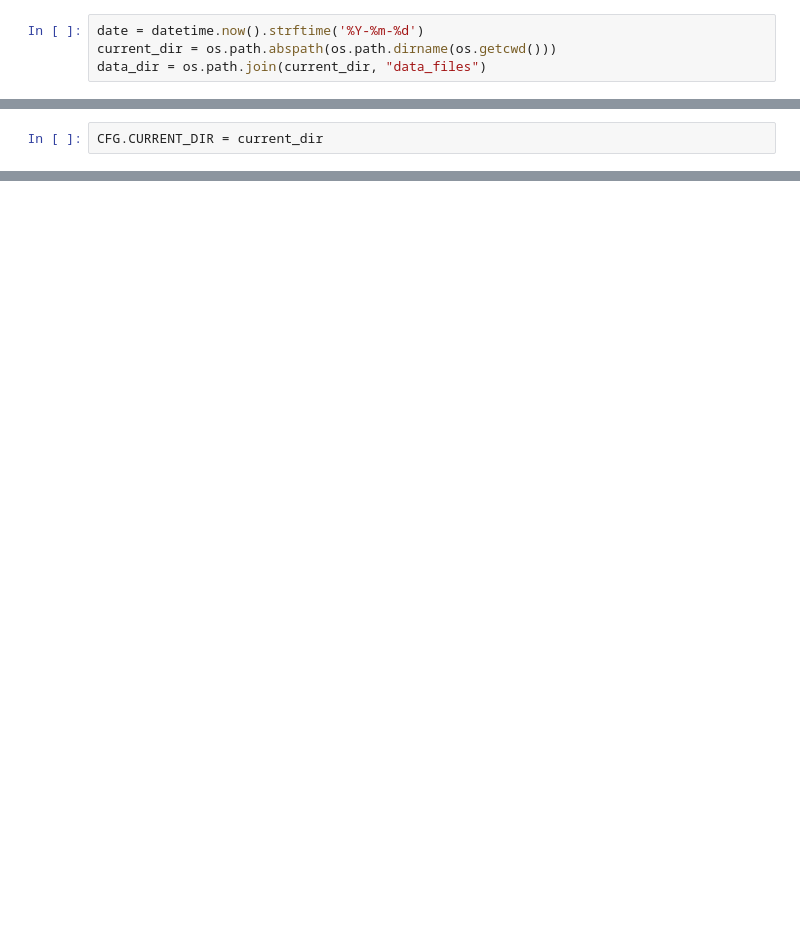
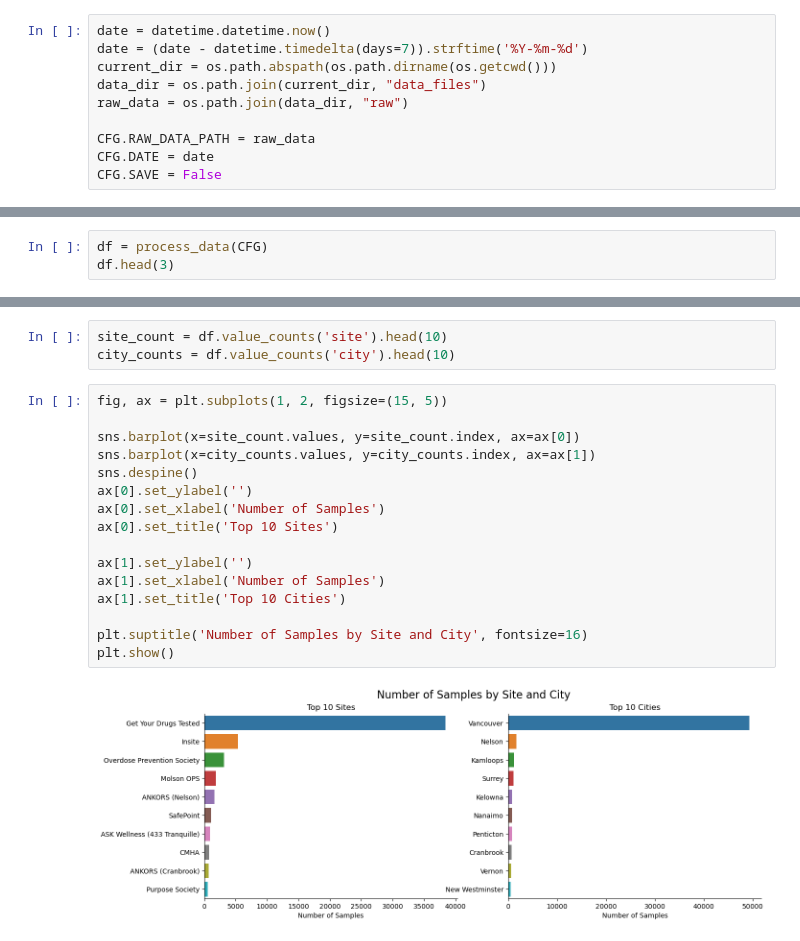
Before and after one commit to Graham-Broughton/drug-testing-project, a Jupyter notebook: notebooks/3.EDA_features_GB.ipynb, the cells around one changed output, grey strips where cells are left out. Saved outputs shown, nothing was run; the diff lists cells and outputs as text; blank space fills up the shorter version.

```diff
--- a/notebooks/3.EDA_features_GB.ipynb
+++ b/notebooks/3.EDA_features_GB.ipynb
@@ -13,4 +24,10 @@ CFG = CFG()
 # %%
-date = datetime.now().strftime('%Y-%m-%d')
+date = datetime.datetime.now()
+date = (date - datetime.timedelta(days=7)).strftime('%Y-%m-%d')
 current_dir = os.path.abspath(os.path.dirname(os.getcwd()))
 data_dir = os.path.join(current_dir, "data_files")
+raw_data = os.path.join(data_dir, "raw")
+
+CFG.RAW_DATA_PATH = raw_data
+CFG.DATE = date
+CFG.SAVE = False
@@ -22,2 +33,0 @@ df = df.dropna(how='all')
-# %%
-CFG.CURRENT_DIR = current_dir
@@ -27,0 +34,3 @@ CFG.CURRENT_DIR
+# %%
+df = process_data(CFG)
+df.head(3)
@@ -27,0 +66,21 @@ CFG.CURRENT_DIR
+# %%
+site_count = df.value_counts('site').head(10)
+city_counts = df.value_counts('city').head(10)
+# %%
+fig, ax = plt.subplots(1, 2, figsize=(15, 5))
+
+sns.barplot(x=site_count.values, y=site_count.index, ax=ax[0])
+sns.barplot(x=city_counts.values, y=city_counts.index, ax=ax[1])
+sns.despine()
+ax[0].set_ylabel('')
+ax[0].set_xlabel('Number of Samples')
+ax[0].set_title('Top 10 Sites')
+
+ax[1].set_ylabel('')
+ax[1].set_xlabel('Number of Samples')
+ax[1].set_title('Top 10 Cities')
+
+plt.suptitle('Number of Samples by Site and City', fontsize=16)
+plt.show()
+# %% [output]
+[figure, added]
```
Also changed, not shown: parts of 27 cells of this notebook, 7 other files.
